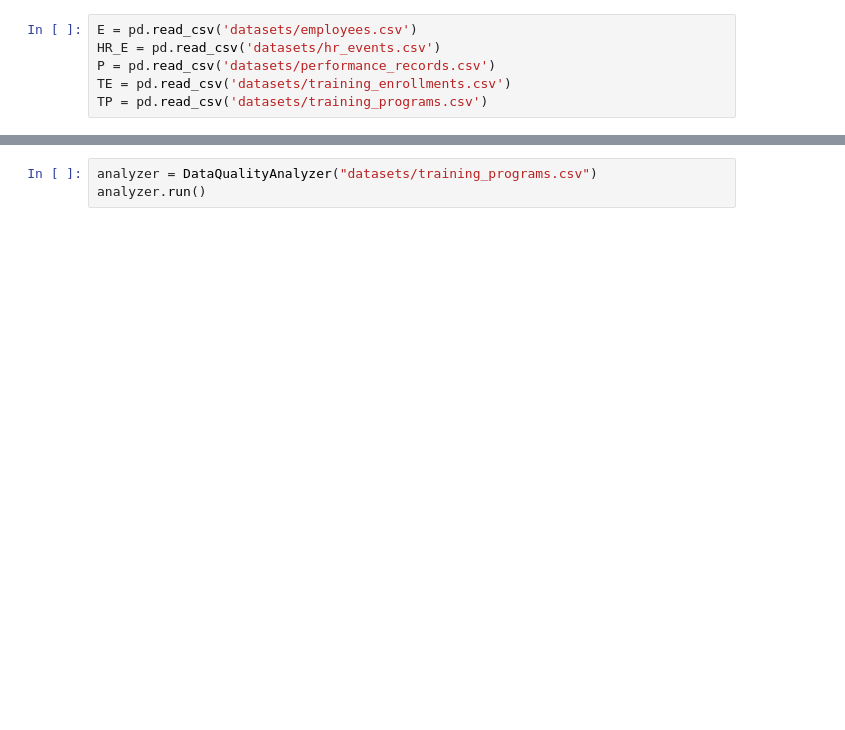
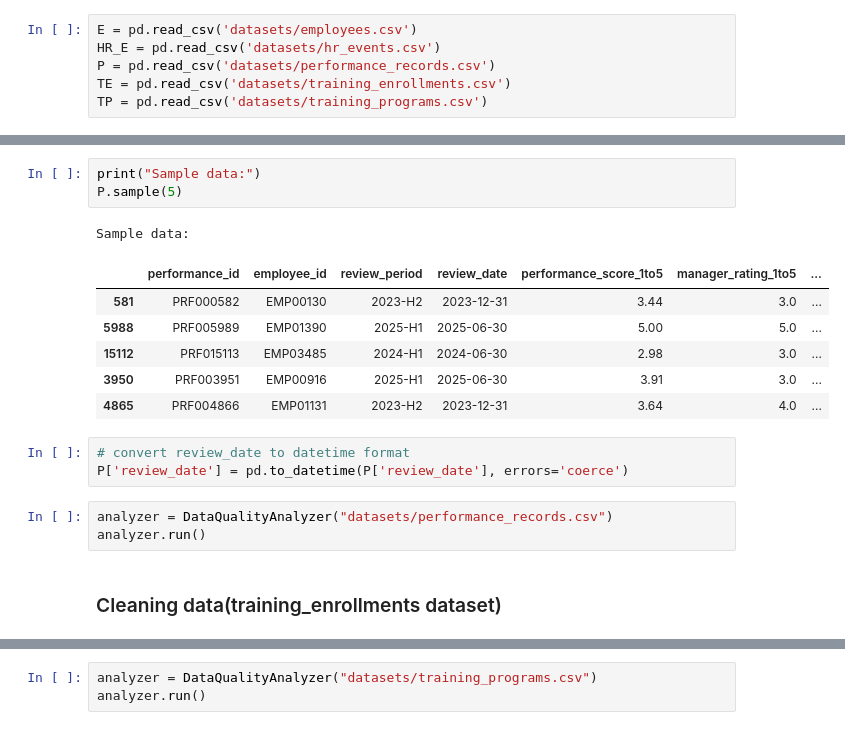
Before and after one commit to Sara-xv/Meridian-Group, a Jupyter notebook: Understanding and Cleaning.ipynb, the cells around one changed output, grey strips where cells are left out. Cells and saved outputs as stored; diff of their text form; blank space fills up the shorter version.

Commit message:
cleaning complete

```diff
--- a/Understanding and Cleaning.ipynb
+++ b/Understanding and Cleaning.ipynb
@@ -27,3 +137,22 @@ data_display.display()
+# %%
+print("Sample data:")
+P.sample(5)
+# %% [output]
+Sample data:
+|  | performance_id | employee_id | review_period | review_date | performance_score_1to5 | manager_rating_1to5 | ... |
+| 581 | PRF000582 | EMP00130 | 2023-H2 | 2023-12-31 | 3.44 | 3.0 | ... |
+| 5988 | PRF005989 | EMP01390 | 2025-H1 | 2025-06-30 | 5.00 | 5.0 | ... |
+| 15112 | PRF015113 | EMP03485 | 2024-H1 | 2024-06-30 | 2.98 | 3.0 | ... |
+| 3950 | PRF003951 | EMP00916 | 2025-H1 | 2025-06-30 | 3.91 | 3.0 | ... |
+| 4865 | PRF004866 | EMP01131 | 2023-H2 | 2023-12-31 | 3.64 | 4.0 | ... |
+# %%
+# convert review_date to datetime format
+P['review_date'] = pd.to_datetime(P['review_date'], errors='coerce')
+# %%
+analyzer = DataQualityAnalyzer("datasets/performance_records.csv")
+analyzer.run()
+# %% [markdown]
+### Cleaning data(training_enrollments dataset)
 # %%
 data_display = DataInfoDisplay(data=TE)
 data_display.display()
```
Also changed, not shown: parts of 27 cells of this notebook.
